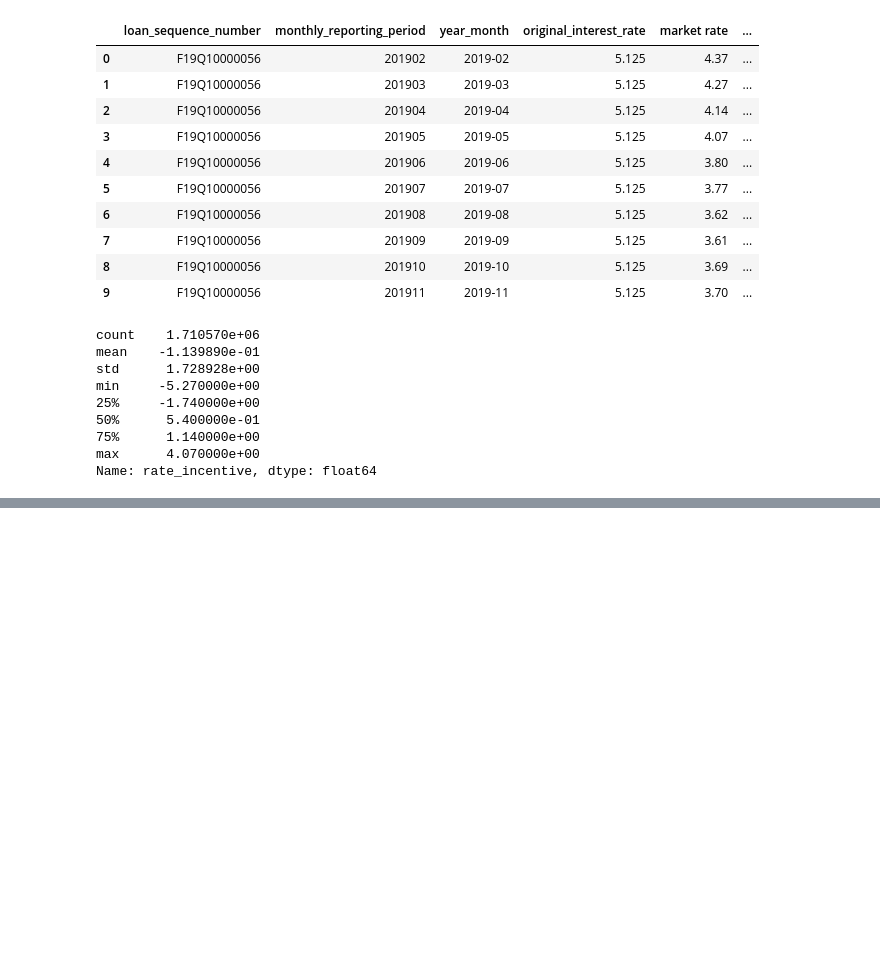
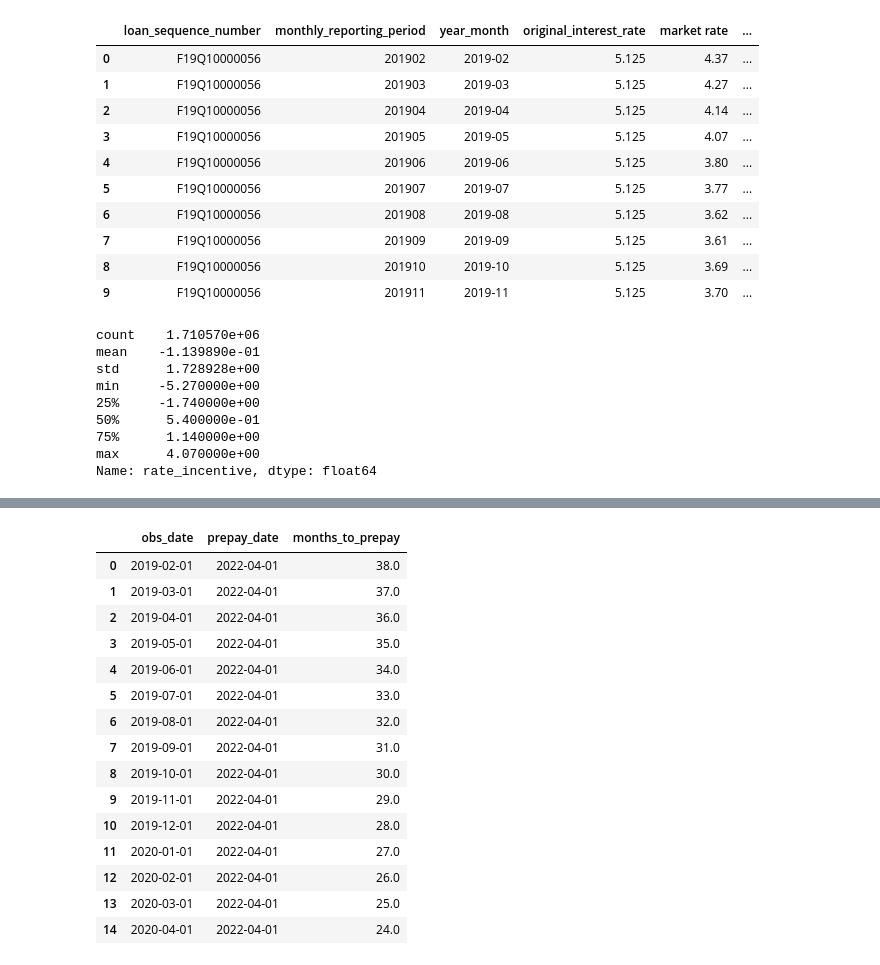
Before and after one commit to dixitbhavin/mbs-prepayment-ml, a Jupyter notebook: 01_load_data.ipynb, the cells around one changed output, grey strips where cells are left out. Saved outputs shown, nothing was run; the diff lists cells and outputs as text; code cells hidden in the pictures; blank space fills up the shorter version.

```diff
--- a/01_load_data.ipynb
+++ b/01_load_data.ipynb
@@ -303,0 +335,21 @@ Name: rate_incentive, dtype: float64
+# %%
+combined["months_to_prepay"]=((combined["prepay_date"]-combined["obs_date"]).dt.days/30.44).round()
+
+combined[combined["loan_sequence_number"]=="F19Q10000056"][["obs_date","prepay_date","months_to_prepay"]].head(15)
+# %% [output]
+|  | obs_date | prepay_date | months_to_prepay |
+| 0 | 2019-02-01 | 2022-04-01 | 38.0 |
+| 1 | 2019-03-01 | 2022-04-01 | 37.0 |
+| 2 | 2019-04-01 | 2022-04-01 | 36.0 |
+| 3 | 2019-05-01 | 2022-04-01 | 35.0 |
+| 4 | 2019-06-01 | 2022-04-01 | 34.0 |
+| 5 | 2019-07-01 | 2022-04-01 | 33.0 |
+| 6 | 2019-08-01 | 2022-04-01 | 32.0 |
+| 7 | 2019-09-01 | 2022-04-01 | 31.0 |
+| 8 | 2019-10-01 | 2022-04-01 | 30.0 |
+| 9 | 2019-11-01 | 2022-04-01 | 29.0 |
+| 10 | 2019-12-01 | 2022-04-01 | 28.0 |
+| 11 | 2020-01-01 | 2022-04-01 | 27.0 |
+| 12 | 2020-02-01 | 2022-04-01 | 26.0 |
+| 13 | 2020-03-01 | 2022-04-01 | 25.0 |
+| 14 | 2020-04-01 | 2022-04-01 | 24.0 |
```
Also changed, not shown: parts of 4 cells of this notebook.
